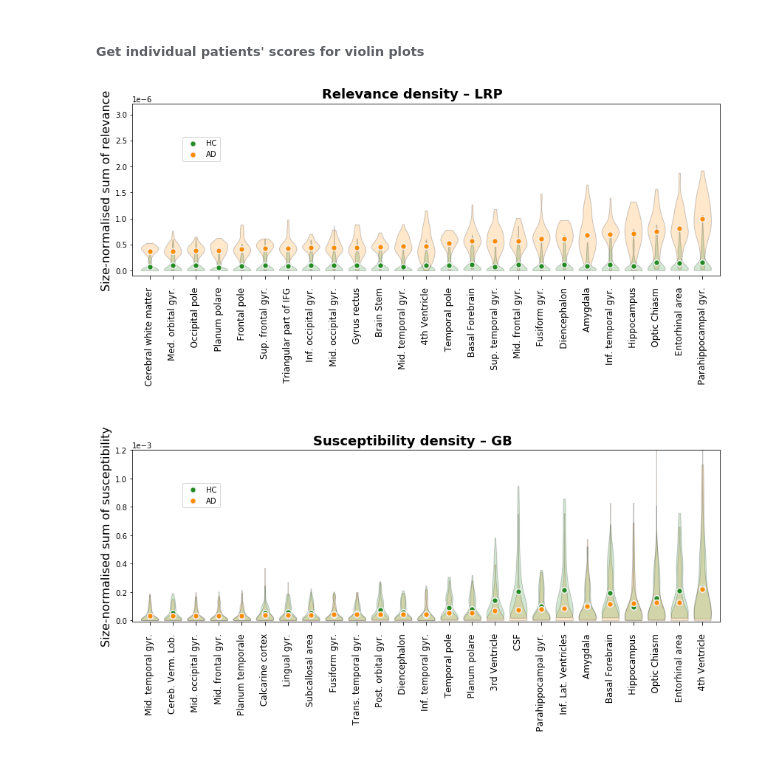
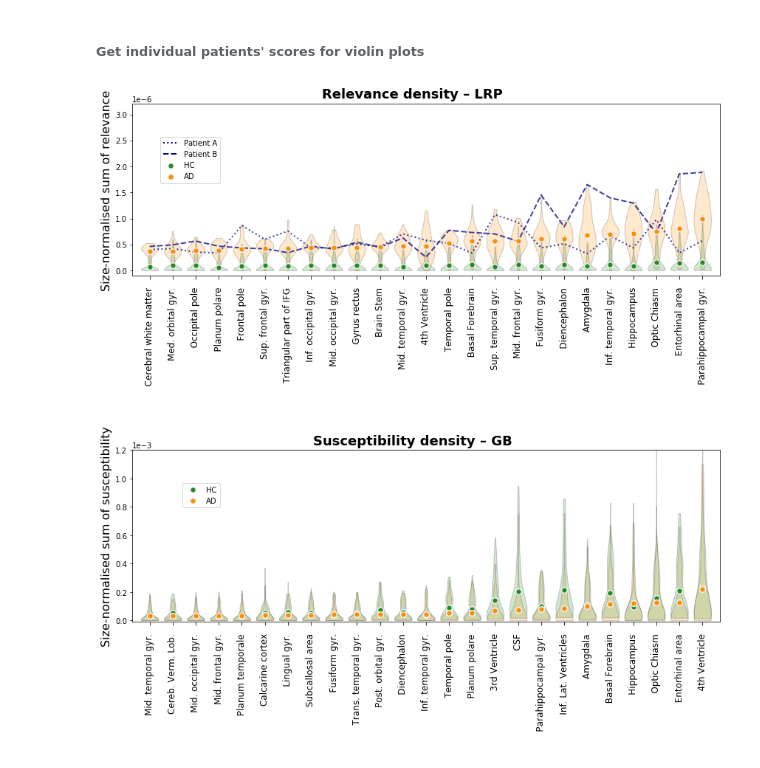
Before and after one commit to moboehle/Pytorch-LRP, a Jupyter notebook: Plotting result graphs.ipynb, the cells around one changed output. Saved outputs shown, nothing was run; the diff lists cells and outputs as text; code cells hidden in the pictures.

```diff
--- a/Plotting result graphs.ipynb
+++ b/Plotting result graphs.ipynb
@@ -24,6 +24,9 @@ Adding 3T_table to namespace
 Adding 3T_image_dir to namespace
 Adding binary_brain_mask to namespace
 Adding nmm_mask_path to namespace
+# %%
+data_path = "/analysis/ritter/projects/Methods/LRP/data/rieke-copy1/2Node_trial0/beta0/"
+mask_path = "/analysis/ritter/projects/Methods/LRP/data/"
 # %% [markdown]
 #### Load results from evaluation notebook
 # %%
@@ -145,11 +148,11 @@ def plot_ad_hc(mean_ad, mean_hc, plt_opts, sorting="absolute", fig=None, ax=None
 
 
     if plot_idvs:
-        pat_A_idx = np.where(np.array(rs_per_area_LRP["AD"]["CSF"])[:, 0] == patA)[0][0]
-        pat_B_idx = np.where(np.array(rs_per_area_LRP["AD"]["CSF"])[:, 0] == patB)[0][0]
-        ax.plot(x_vals, np.array([np.array(rs_per_a["AD"][l])[pat_A_idx, 1]/(area_sizes[l]) for l in the_labels], dtype=float),
+        pat_A_idx = np.where(np.array(rs_per_area_LRP["TP"]["CSF"])[:, 0] == patA)[0][0]
+        pat_B_idx = np.where(np.array(rs_per_area_LRP["TP"]["CSF"])[:, 0] == patB)[0][0]
+        ax.plot(x_vals, np.array([np.array(rs_per_a["TP"][l])[pat_A_idx, 1]/(area_sizes[l]) for l in the_labels], dtype=float),
                 **plt_opts["idvs_style"], linestyle='dotted', label="Patient A")
-        ax.plot(x_vals, np.array([np.array(rs_per_a["AD"][l])[pat_B_idx, 1]/(area_sizes[l]) for l in the_labels], dtype=float),
+        ax.plot(x_vals, np.array([np.array(rs_per_a["TP"][l])[pat_B_idx, 1]/(area_sizes[l]) for l in the_labels], dtype=float),
                 **plt_opts["idvs_style"], linestyle='dashed', label="Patient B")
 
 
@@ -309,38 +312,39 @@ plt_opts = {
 
 
 }
 
 fig, ax = plot_ad_hc(mean_ad_LRP_norm, mean_hc_LRP_norm, plt_opts, sorting="area_norm",
-                     plot_idvs=False, rs_per_a=rs_per_area_LRP,
-                     patB=0,
+                     plot_idvs=True, rs_per_a=rs_per_area_LRP,
+                     patB=2,
                      shift=True,
-                     patA=20,
+                     patA=169,
                     the_labels=labels_norm_LRP)
 
 parts = ax.violinplot(evdc_vals_ad_LRP, widths=.75, showextrema=False, points=100)
 for pc in parts['bodies']:
     pc.set_facecolor(plt_opts["color_ad"])
     pc.set_edgecolor('black')
     pc.set_alpha(.2)
 
 parts = ax.violinplot(evdc_vals_hc_LRP, widths=.75, showextrema=False, points=100)
 for pc in parts['bodies']:
     pc.set_facecolor(plt_opts["color_hc"])
     pc.set_edgecolor('black')
     pc.set_alpha(.2)
 
 ax.set_xlim(0.25, first_n+.75)
 leg = fig.legend(bbox_to_anchor=[.2, .85])
 for lh in leg.legendHandles:
     lh.set_alpha(1)
 
 fig.suptitle("Relevance density – LRP", y=1.0, fontweight="bold", fontsize=18)
 
 fig.tight_layout()
 
-fig.savefig(os.path.join(data_path, "size_norm_LRP.pdf"))
+
+# fig.savefig(os.path.join(data_path, "size_norm_LRP.pdf"))
 # %% [output]
-[figure, old version]
+[figure, new version]
 # %%
 plt_opts = {
 
```
Also changed, not shown: parts of 7 cells of this notebook, 2 other files.
